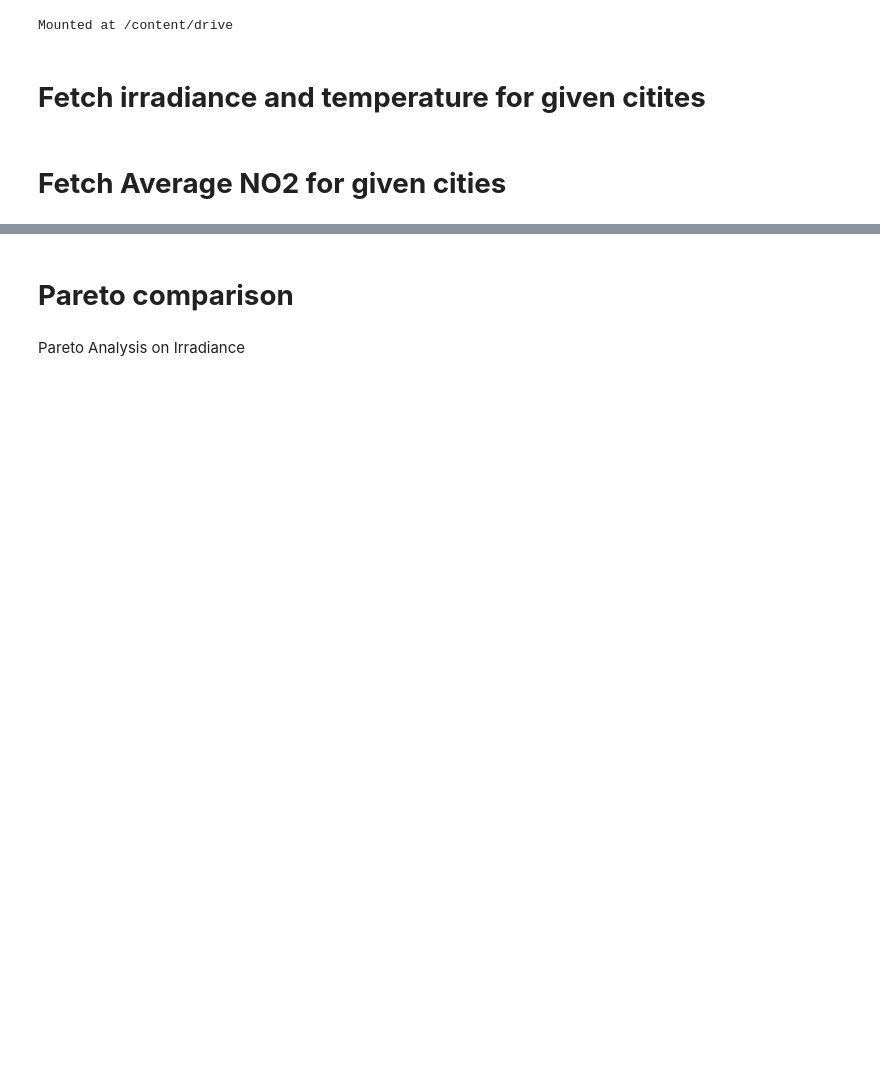
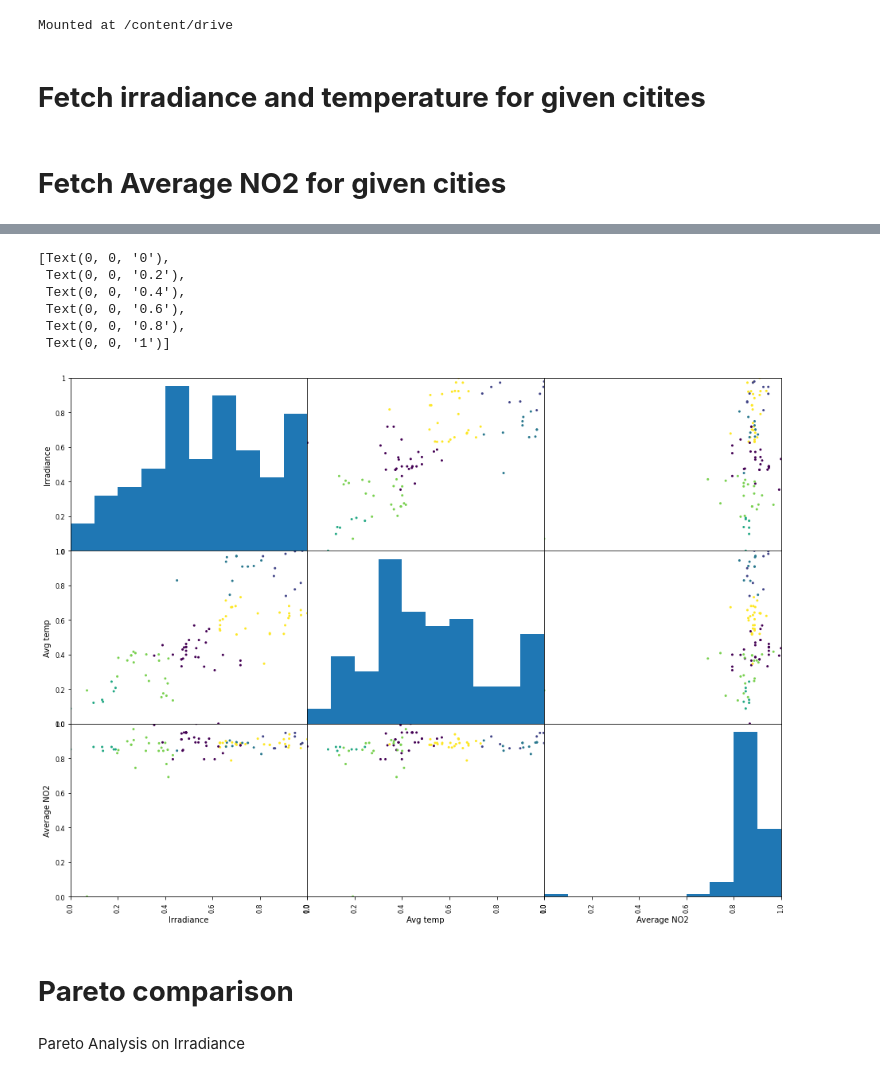
Before and after one commit to divya-thota/Data-Center-Placement-Planner, a Jupyter notebook: CS682_Project.ipynb, the cells around one changed output, grey strips where cells are left out. Drawn from its saved outputs; the diff is of its cells as text; code cells hidden in the pictures; blank space fills up the shorter version.

```diff
--- a/CS682_Project.ipynb
+++ b/CS682_Project.ipynb
@@ -570,0 +262,6 @@ axes2[0,0].set_yticklabels([0,0.2,0.4,0.6,0.8,1])
+# %%
+k_count=6
+df_kmeans = df_clustering.filter(items=['Irradiance','Avg temp','Average NO2'])
+kviz,label = kmeans2(df_kmeans, k_count, iter=10, minit='++', missing='warn', check_finite=True)
+df_clustering["Cluster index"] = label
+Normalized_df=df_clustering.reset_index()
@@ -571,2 +287,17 @@ axes2[0,0].set_yticklabels([0,0.2,0.4,0.6,0.8,1])
+# %%
+# Pandas scatter matrix to show the cluster patters with 2 clusters.
+X = df_clustering[['Irradiance','Avg temp','Average NO2']];
+y = df_clustering['Cluster index'];
+# removing irregular y axis values and plotting the scatter matix
+axes2=pd.plotting.scatter_matrix(X,c=y,range_padding=0,alpha=2, figsize=(16,12))
+axes2[0,0].set_yticklabels([0,0.2,0.4,0.6,0.8,1])
+# %% [output]
+[Text(0, 0, '0'),
+ Text(0, 0, '0.2'),
+ Text(0, 0, '0.4'),
+ Text(0, 0, '0.6'),
+ Text(0, 0, '0.8'),
+ Text(0, 0, '1')]
+[figure, added]
 # %% [markdown]
 # **Pareto comparison**
```
Also changed, not shown: parts of 82 cells of this notebook.
